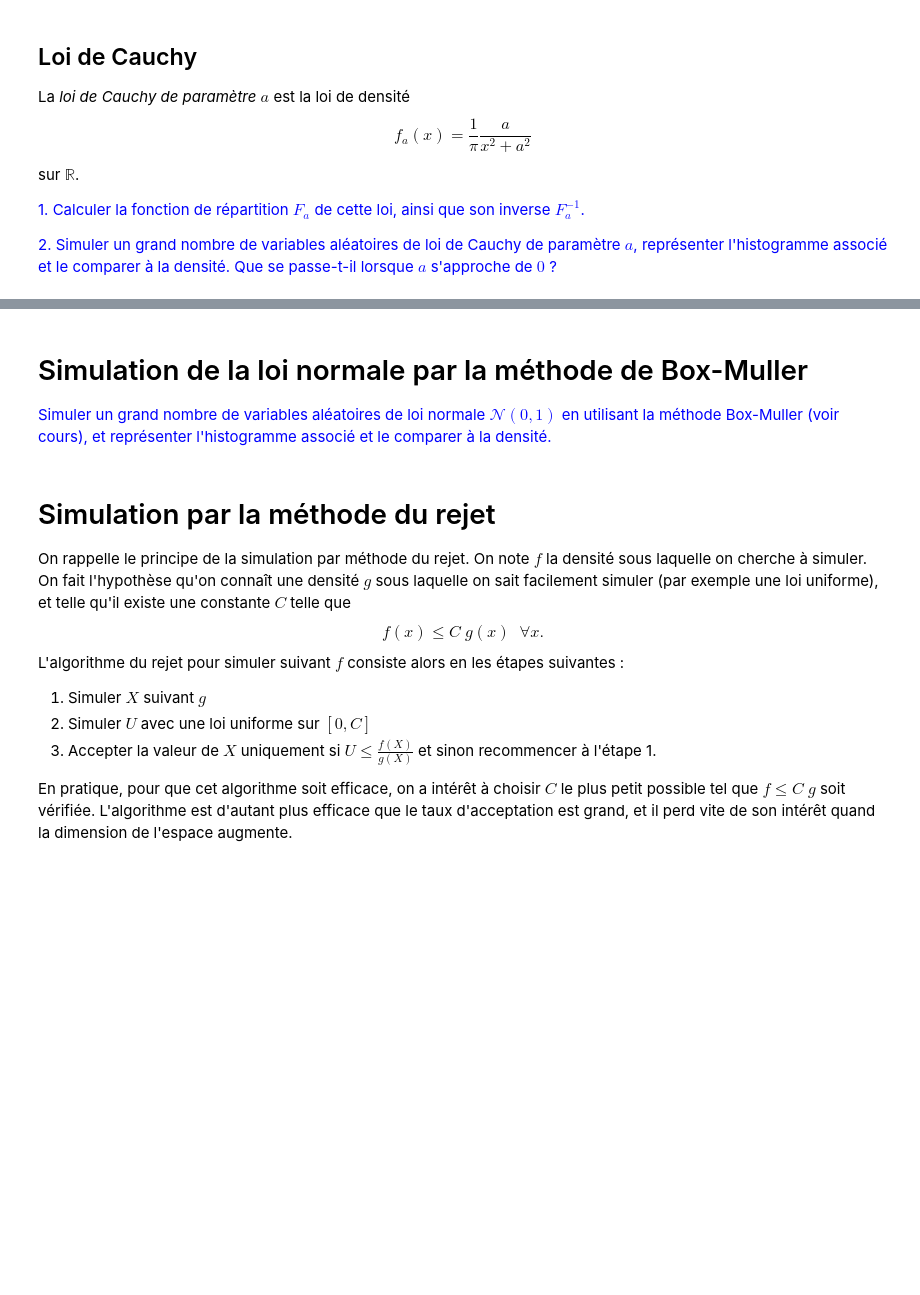
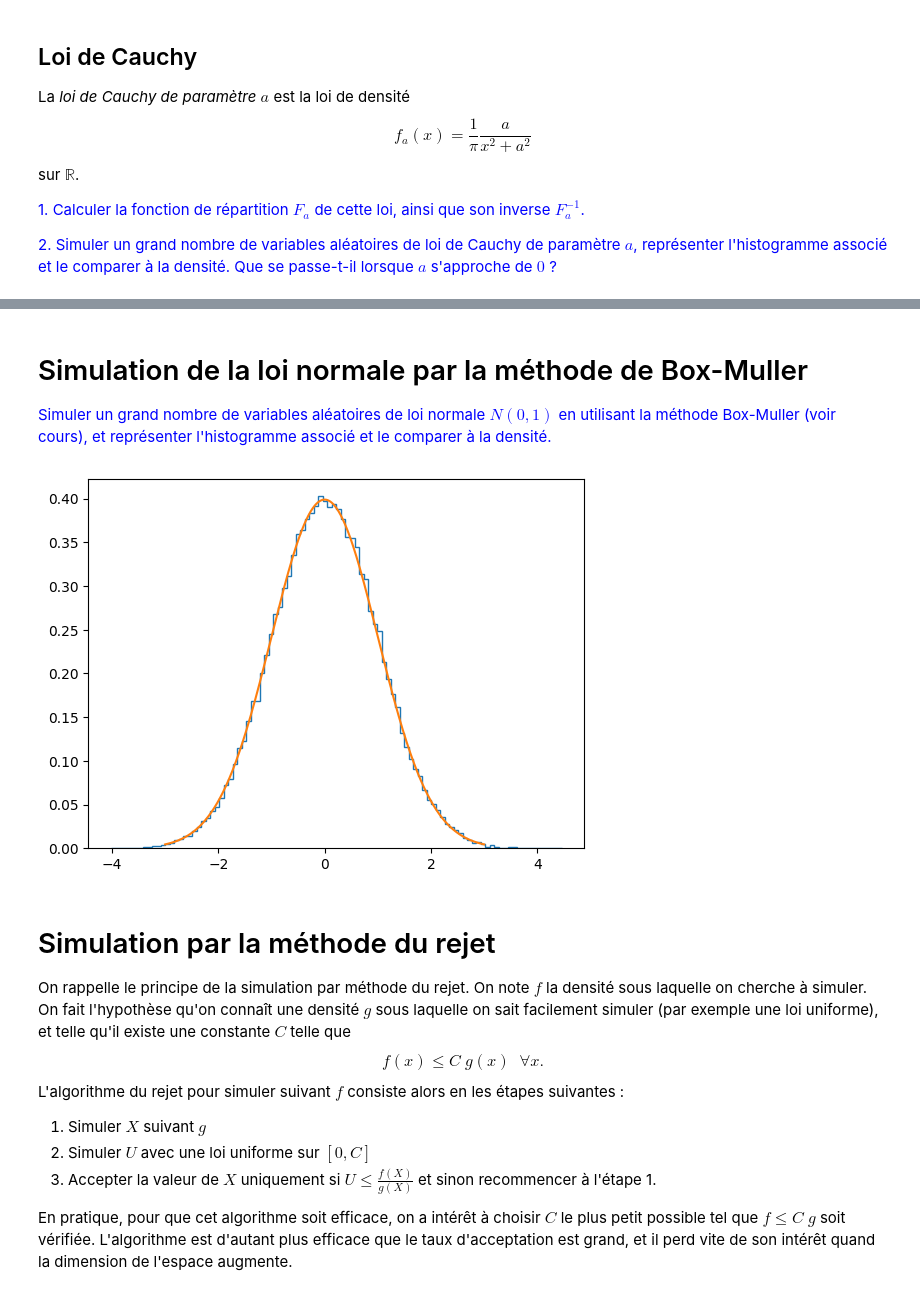
Before and after one commit to joanglaunes/algosto, a Jupyter notebook: python/TP_simulation_session.ipynb, the cells around one changed output, grey strips where cells are left out. Cells and saved outputs as stored; diff of their text form; code cells hidden in the pictures; blank space fills up the shorter version.

```diff
--- a/python/TP_simulation_session.ipynb
+++ b/python/TP_simulation_session.ipynb
@@ -94,8 +94,38 @@ simu_loi_cauchy(int(1e5),3)
 # %% [markdown]
 # Simulation de la loi normale par la méthode de Box-Muller
 
-<font color='blue'> Simuler un grand nombre de variables aléatoires de loi normale $\mathcal{N}(0,1)$ en utilisant la méthode Box-Muller (voir cours), et représenter l'histogramme associé et le comparer à la densité.
+<font color='blue'> Simuler un grand nombre de variables aléatoires de loi normale $N(0,1)$ en utilisant la méthode Box-Muller (voir cours), et représenter l'histogramme associé et le comparer à la densité.
 </font>
+# %%
+# version en ne calculant que X
+def simul_normal(n):
+  U = np.random.rand(n)
+  V = np.random.rand(n)
+  X = np.sqrt(-2*np.log(U))*np.cos(2*np.pi*V)
+
+  plt.hist(X, bins=100, density=True, histtype="step")
+  t = np.linspace(-3,3,1000)
+  plt.plot(t,1/np.sqrt(2*np.pi)*np.exp(-t**2/2))
+  plt.show()
+
+# version 2 où on calcule X et Y, ce qui permet de ne simuler que n/2
+# variables U et V. C'est un peu plus rapide si n est grand
+def simul_normal(n):
+  U = np.random.rand(n//2)
+  V = np.random.rand(n//2)
+  T = np.sqrt(-2*np.log(U))
+  X = T*np.cos(2*np.pi*V)
+  Y = T*np.sin(2*np.pi*V)
+  X = np.concatenate((X,Y))
+
+  plt.hist(X, bins=100, density=True, histtype="step")
+  t = np.linspace(-3,3,1000)
+  plt.plot(t,1/np.sqrt(2*np.pi)*np.exp(-t**2/2))
+  plt.show()
+
+simul_normal(100000)
+# %% [output]
+[figure, added]
 # %% [markdown]
 # Simulation par la méthode du rejet
 
```
Also changed, not shown: parts of 4 cells of this notebook.
